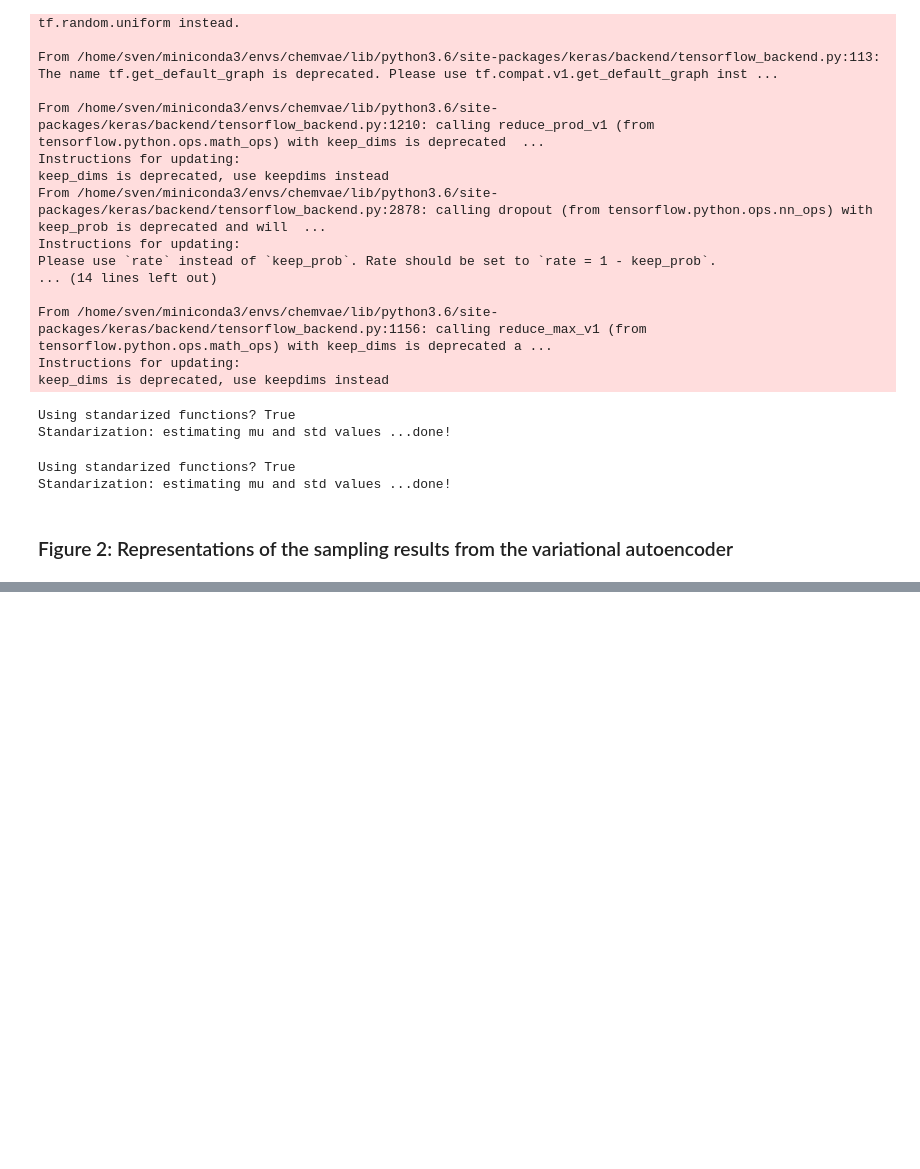
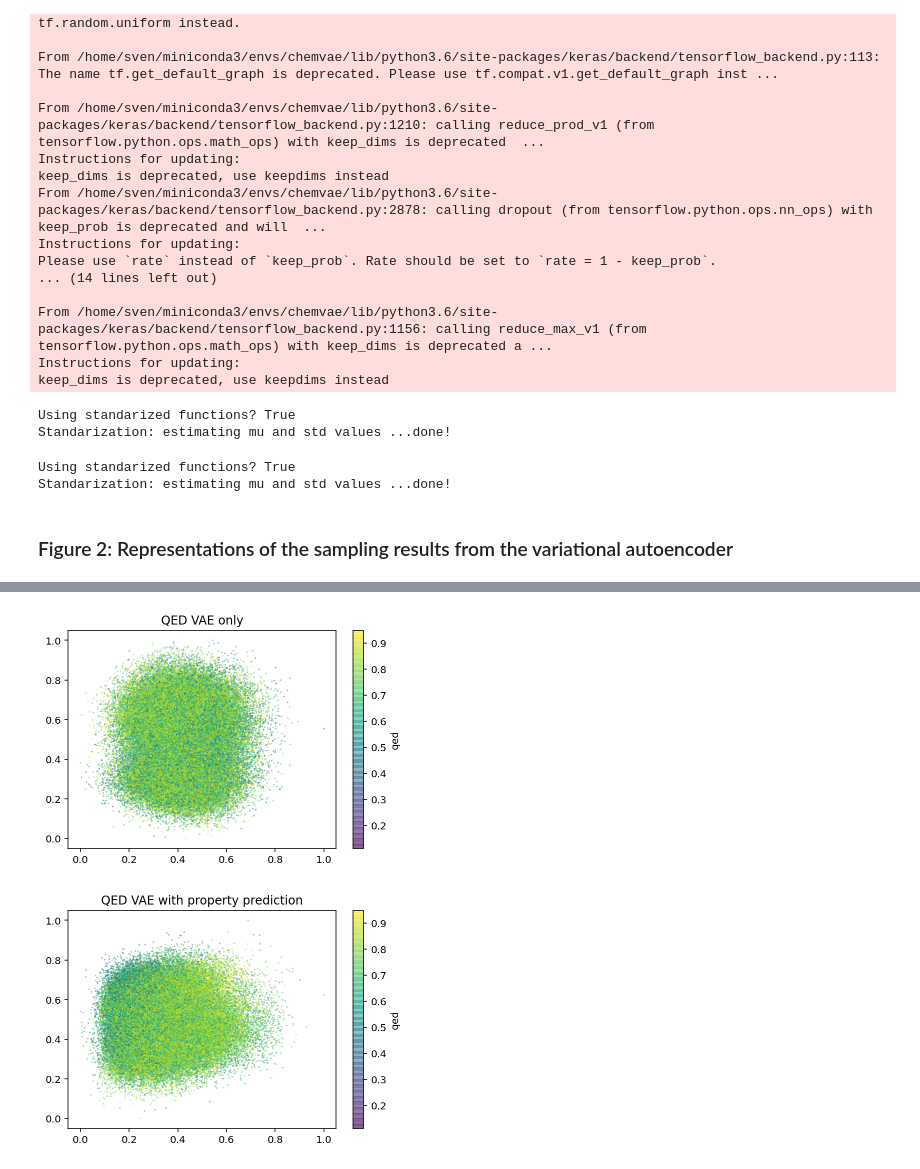
Before and after one commit to KnightTec/chemical_vae, a Jupyter notebook: examples/zinc_results.ipynb, the cells around one changed output, grey strips where cells are left out. Saved outputs shown, nothing was run; the diff lists cells and outputs as text; code cells hidden in the pictures; blank space fills up the shorter version.

```diff
--- a/examples/zinc_results.ipynb
+++ b/examples/zinc_results.ipynb
@@ -221,0 +317,6 @@ TODO: figure 4 (need to implement the gaussian process)
+# %%
+pca_latent_vis(vae, "qed", "VAE only")
+pca_latent_vis(vae_properties, "qed", "VAE with property prediction")
+# %% [output]
+[figure, added]
+[figure, added]
```
Also changed, not shown: parts of 16 cells of this notebook, 3 other files.
